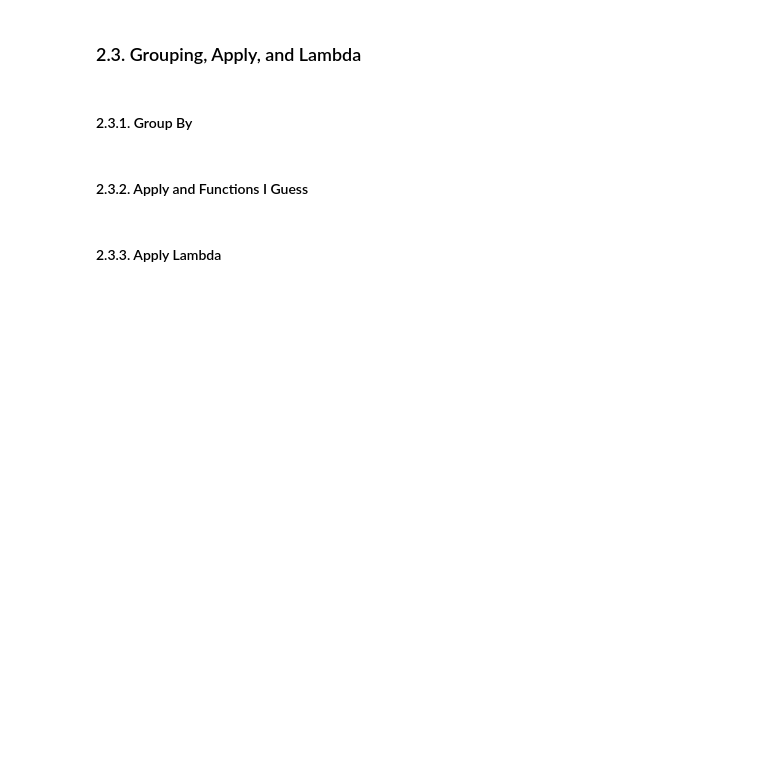
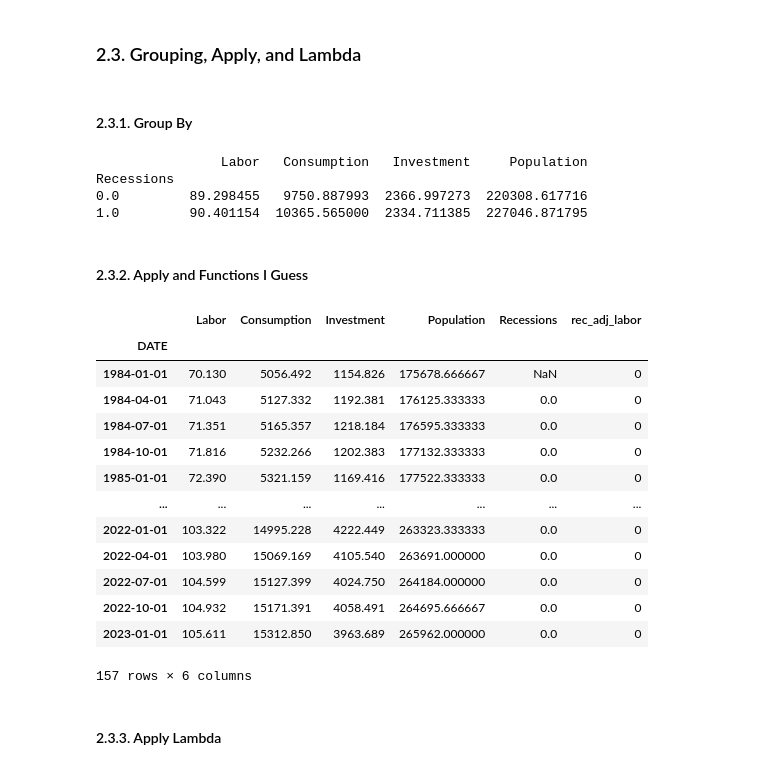
Before and after one commit to WilliamYWu/coding_for_econ, a Jupyter notebook: c1_intro_to_programming.ipynb, the cells around one changed output. Drawn from its saved outputs; the diff is of its cells as text; code cells hidden in the pictures; blank space fills up the shorter version.

```diff
--- a/c1_intro_to_programming.ipynb
+++ b/c1_intro_to_programming.ipynb
@@ -193,21 +192,28 @@ from pandas_datareader.data import DataReader
 start_date = "1984-01"
 end_date = "2023-01"
 
-labor = DataReader("HOANBS", "fred", start=start_date, end=end_date).resample("QS").first()
-cons = DataReader("PCECC96", "fred", start=start_date, end=end_date).resample("QS").first()
-inv = DataReader("GPDIC1", "fred", start=start_date, end=end_date).resample("QS").first()
-pop = DataReader("CNP16OV", "fred", start=start_date, end=end_date).resample("QS").mean()
-recessions = DataReader("USRECQ", "fred", start=start_date, end=end_date).resample("QS").last()["USRECQ"].iloc[1:]
+# Loading in the data from FRED using a package
+labor = DataReader("HOANBS", "fred", start=start_date, end=end_date) # Hours Worked for All Workers
+# Resample changes it to quarterly data. First means it takes the first value of each quarter
+cons = DataReader("PCECC96", "fred", start=start_date, end=end_date).resample("QS").first() # Real Personal Consumption Expenditures
+inv = DataReader("GPDIC1", "fred", start=start_date, end=end_date).resample("QS").first() # Real Gross Private Domestic Investment
+pop = DataReader("CNP16OV", "fred", start=start_date, end=end_date).resample("QS").mean() # Population Level
+recessions = DataReader("USRECQ", "fred", start=start_date, end=end_date).resample("QS").last().iloc[1:] # NBER Defined Rec Dates
 
+# Brings the dataframes together by column
 df = pd.concat([labor, cons, inv, pop, recessions], axis=1)
 
+# Renaming using a key value pair
 df.rename(
     columns={
         "HOANBS" : "Labor",
         "PCECC96" : "Consumption",
-        "GDPIC1" : "Investment",
-        "CNP160V" : "Population",
+        "GPDIC1" : "Investment",
+        "CNP16OV" : "Population",
         "USRECQ" : "Recessions"
         },
     inplace=True
     )
+
+# Makes a copt of the dataframe
+econ_df = df.copy()
@@ -257,5 +290,16 @@ DATE
 ### 2.3. Grouping, Apply, and Lambda
 # %% [markdown]
 #### 2.3.1. Group By
+# %%
+# Group the data by the 'Category' column and calculate the mean for each group
+grouped = econ_df.groupby("Recessions").mean()
+
+# Display the result
+print(grouped)
+# %% [output]
+                Labor   Consumption   Investment     Population
+Recessions
+0.0         89.298455   9750.887993  2366.997273  220308.617716
+1.0         90.401154  10365.565000  2334.711385  227046.871795
 # %% [markdown]
 #### 2.3.2. Apply and Functions I Guess
@@ -265,3 +306,26 @@ def per_capita(row, column):
+# %%
+def recession_adjustment(row):
+    if row["Recessions"] == 1.0:
+        return row * 0.5
+    else:
+        return 0
+
+econ_df["rec_adj_labor"] = econ_df.apply(recession_adjustment, axis=1)
+# %% [output]
+|  | Labor | Consumption | Investment | Population | Recessions | rec_adj_labor |
+| DATE |  |  |  |  |  |  |
+| 1984-01-01 | 70.130 | 5056.492 | 1154.826 | 175678.666667 | NaN | 0 |
+| 1984-04-01 | 71.043 | 5127.332 | 1192.381 | 176125.333333 | 0.0 | 0 |
+| 1984-07-01 | 71.351 | 5165.357 | 1218.184 | 176595.333333 | 0.0 | 0 |
+| 1984-10-01 | 71.816 | 5232.266 | 1202.383 | 177132.333333 | 0.0 | 0 |
+| 1985-01-01 | 72.390 | 5321.159 | 1169.416 | 177522.333333 | 0.0 | 0 |
+| ... | ... | ... | ... | ... | ... | ... |
+| 2022-01-01 | 103.322 | 14995.228 | 4222.449 | 263323.333333 | 0.0 | 0 |
+| 2022-04-01 | 103.980 | 15069.169 | 4105.540 | 263691.000000 | 0.0 | 0 |
+| 2022-07-01 | 104.599 | 15127.399 | 4024.750 | 264184.000000 | 0.0 | 0 |
+| 2022-10-01 | 104.932 | 15171.391 | 4058.491 | 264695.666667 | 0.0 | 0 |
+| 2023-01-01 | 105.611 | 15312.850 | 3963.689 | 265962.000000 | 0.0 | 0 |
+157 rows × 6 columns
 # %% [markdown]
 #### 2.3.3. Apply Lambda
 # %%
```
Also changed, not shown: parts of 18 cells of this notebook.
